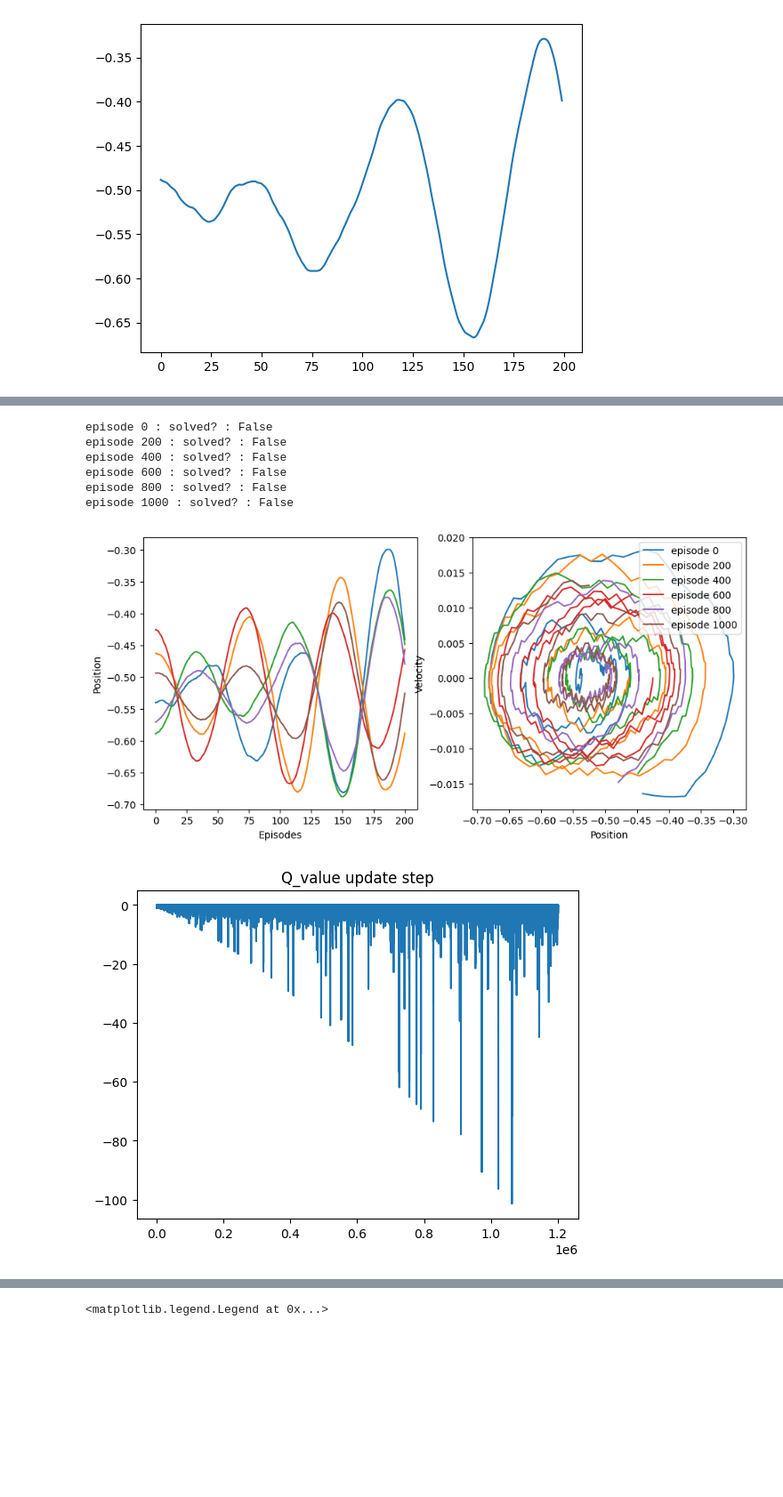
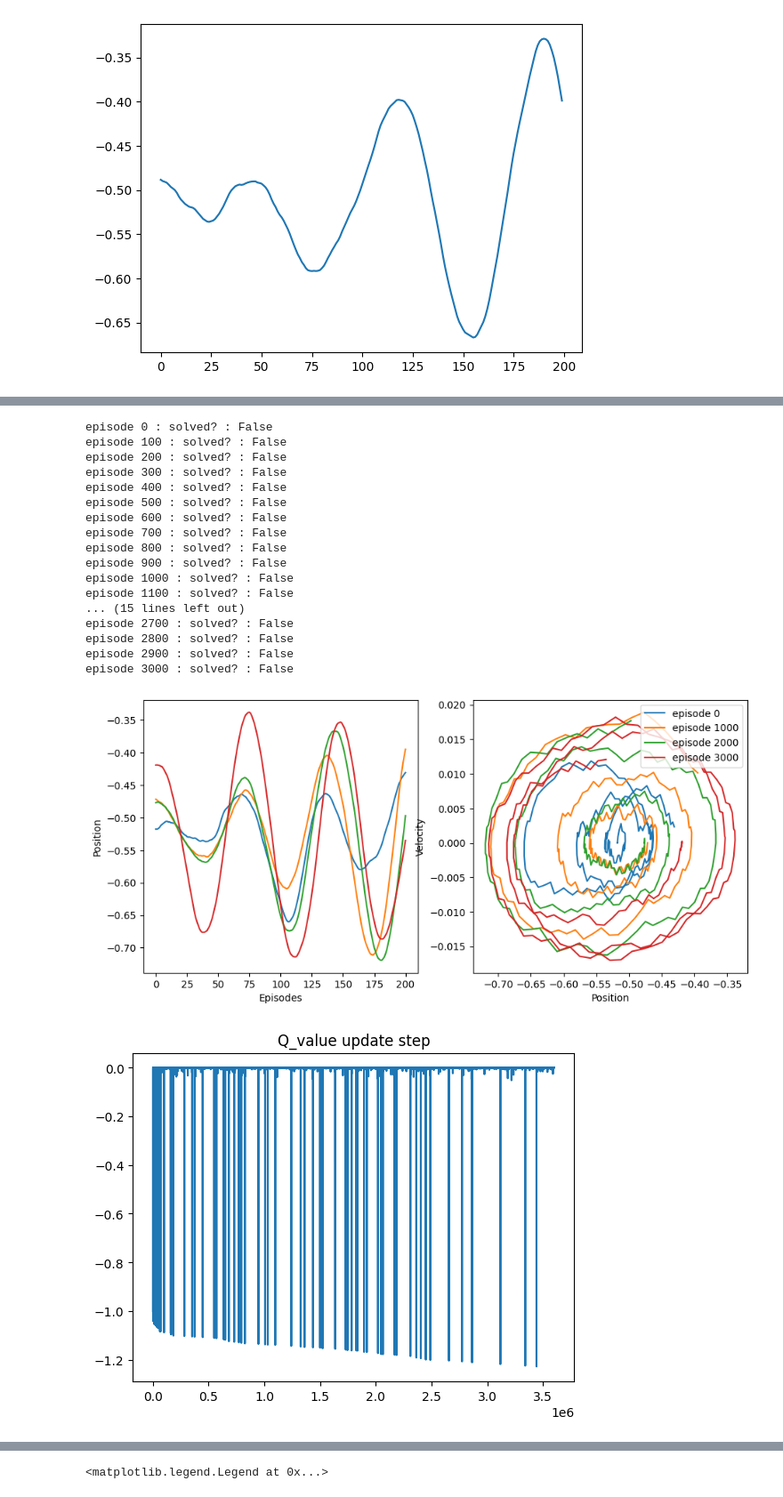
Before and after one commit to NicolasRR/ANN-RL, a Jupyter notebook: Mountain_Car.ipynb, the cells around one changed output, grey strips where cells are left out. Shown at 89% size. Saved outputs shown, nothing was run; the diff lists cells and outputs as text; code cells hidden in the pictures; blank space fills up the shorter version.

```diff
--- a/Mountain_Car.ipynb
+++ b/Mountain_Car.ipynb
@@ -159,10 +175,10 @@ class DynaAgent:
 # Create the environment
 env = gym.make('MountainCar-v0')
 # Create the DynaAgent
-dyna_agent = DynaAgent()
+dyna_agent = DynaAgent(decay=0.9, discr_step=[0.25, 0.05])
 
 # Train the agent
-n_episodes = 202
+n_episodes = 10001
 episode_rewards=[]
 episode_durations = []
 
@@ -193,10 +209,9 @@ for episode in range(n_episodes):
     episode_rewards.append(total_reward)
     episode_durations.append(n_itr)
 
-    if (episode%100==0):
+    if (episode%2000==0):
         ax[0].plot(list(range(n_itr+1)),x, label=f'episode {episode}')
         ax[1].plot(x,v, label=f'episode {episode}')
-    if (episode%10==0):
         print(f'episode {episode} : solved? : {solved}')
 
 env.close()
@@ -210,9 +225,10 @@ plt.show()
 dyna_agent.plot_delta_Q()
 dyna_agent.plot_max_Q()
 
-plt.plot(list(range(n_episodes)),episode_durations, label='episode durations')
-plt.plot(list(range(n_episodes)),episode_rewards,label='episode rewards')
+plt.plot(episode_durations, label='episode durations')
+plt.plot(episode_rewards,label='episode rewards')
 plt.title('Duration and total reward for each episode' )
+plt.xlabel('Episodes')
 plt.legend()
 # %% [output]
 episode 0 : solved? : False
@@ -231,7 +250,7 @@ env = gym.make('MountainCar-v0')
 dyna_agent = DynaAgent()
 
 # Train the agent
-n_episodes = 1001
+n_episodes = 3001
 episode_rewards=[]
 episode_durations = []
 
@@ -260,34 +279,47 @@ for episode in range(n_episodes):
     dyna_agent.decay_epsilon(episode)
 
     episode_rewards.append(total_reward)
     episode_durations.append(n_itr)
 
-    if (episode%200==0):
+    if (episode%100==0):
+        print(f'episode {episode} : solved? : {solved}')
+
+    if (episode%1000==0):
         ax[0].plot(list(range(n_itr+1)),x, label=f'episode {episode}')
         ax[1].plot(x,v, label=f'episode {episode}')
-        print(f'episode {episode} : solved? : {solved}')
 
 env.close()
 ax[0].set_xlabel('Episodes')
 ax[0].set_ylabel('Position')
 ax[1].set_xlabel('Position')
 ax[1].set_ylabel('Velocity')
 plt.legend()
 plt.show()
 
 dyna_agent.plot_delta_Q()
 dyna_agent.plot_max_Q()
 
 plt.plot(list(range(n_episodes)),episode_durations, label='episode durations')
 plt.plot(list(range(n_episodes)),episode_rewards,label='episode rewards')
 plt.title('Duration and total reward for each episode' )
 plt.legend()
 # %% [output]
 episode 0 : solved? : False
+episode 100 : solved? : False
 episode 200 : solved? : False
+episode 300 : solved? : False
 episode 400 : solved? : False
+episode 500 : solved? : False
 episode 600 : solved? : False
+episode 700 : solved? : False
 episode 800 : solved? : False
+episode 900 : solved? : False
 episode 1000 : solved? : False
+episode 1100 : solved? : False
+... (15 lines left out)
+episode 2700 : solved? : False
+episode 2800 : solved? : False
+episode 2900 : solved? : False
+episode 3000 : solved? : False
-[figure, old version]
+[figure, new version]
-[figure, old version]
+[figure, new version]
```
Also changed, not shown: parts of 8 cells of this notebook.
